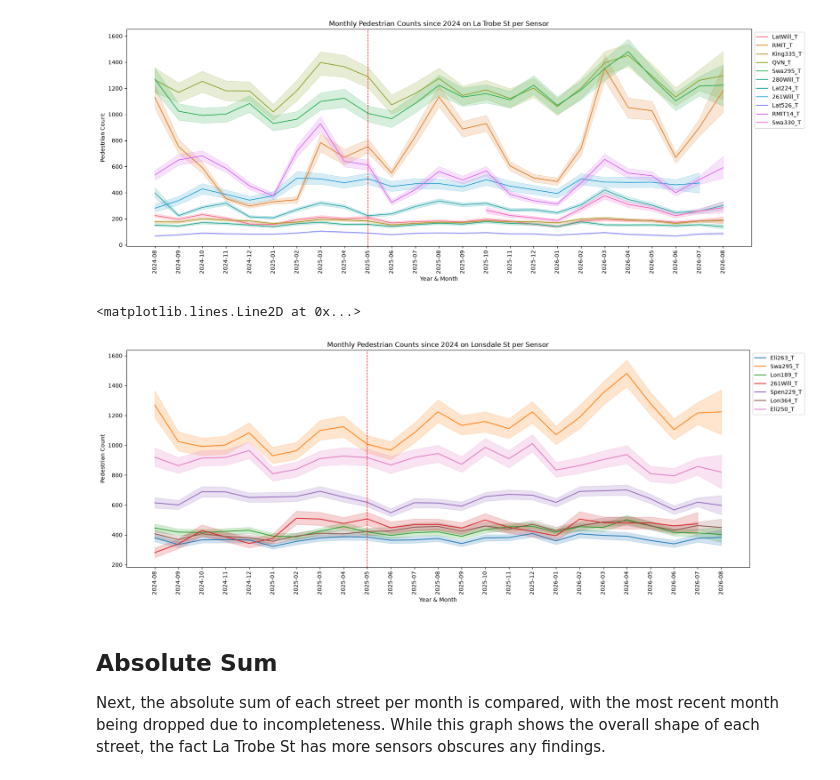
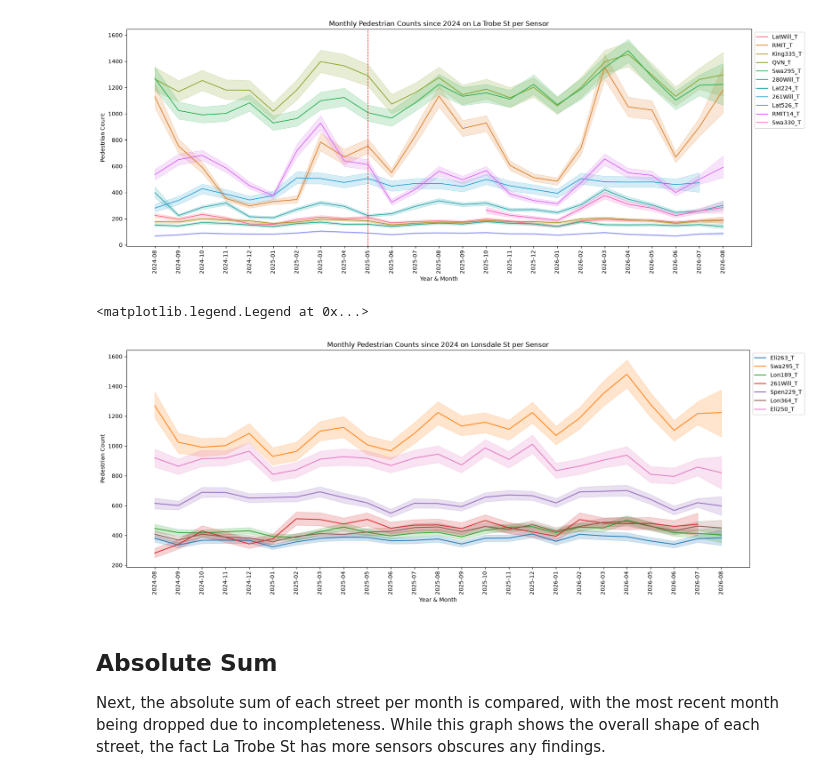
Before and after one commit to rooien/urban-analysis, a Jupyter notebook: team_a/pedestrian_count_analysis_latrobe_lonsdale.ipynb, the cells around one changed output. Saved outputs shown, nothing was run; the diff lists cells and outputs as text; code cells hidden in the pictures.

```diff
--- a/team_a/pedestrian_count_analysis_latrobe_lonsdale.ipynb
+++ b/team_a/pedestrian_count_analysis_latrobe_lonsdale.ipynb
@@ -125,17 +127,16 @@ ax.axvline(x='2025-05', color='red', linestyle='--', linewidth=1)
 # %%
 # Plot Lonsdale St buffer sensors, allowing us to see any gaps that can explain overall trends
 
 fig, ax = plt.subplots(figsize = (20, 7))
 sns.lineplot(data = pedestrian_lonsdale, x = "year_month", y = "pedestriancount", ax = ax, hue = "sensor_name")
 plt.title("Monthly Pedestrian Counts since 2024 on Lonsdale St per Sensor")
 plt.xlabel("Year & Month")
 plt.xticks(rotation = 90)
 plt.ylabel("Pedestrian Count")
 ax.legend(bbox_to_anchor=(1, 1))
-ax.axvline(x='2025-05', color='red', linestyle='--', linewidth=1)
 # %% [output]
-<matplotlib.lines.Line2D at 0x...>
+<matplotlib.legend.Legend at 0x...>
-[figure, old version]
+[figure, new version]
 # %% [markdown]
 ## Absolute Sum
 Next, the absolute sum of each street per month is compared, with the most recent month being dropped due to incompleteness. While this graph shows the overall shape of each street, the fact La Trobe St has more sensors obscures any findings.
```
Also changed, not shown: parts of 7 cells of this notebook.
